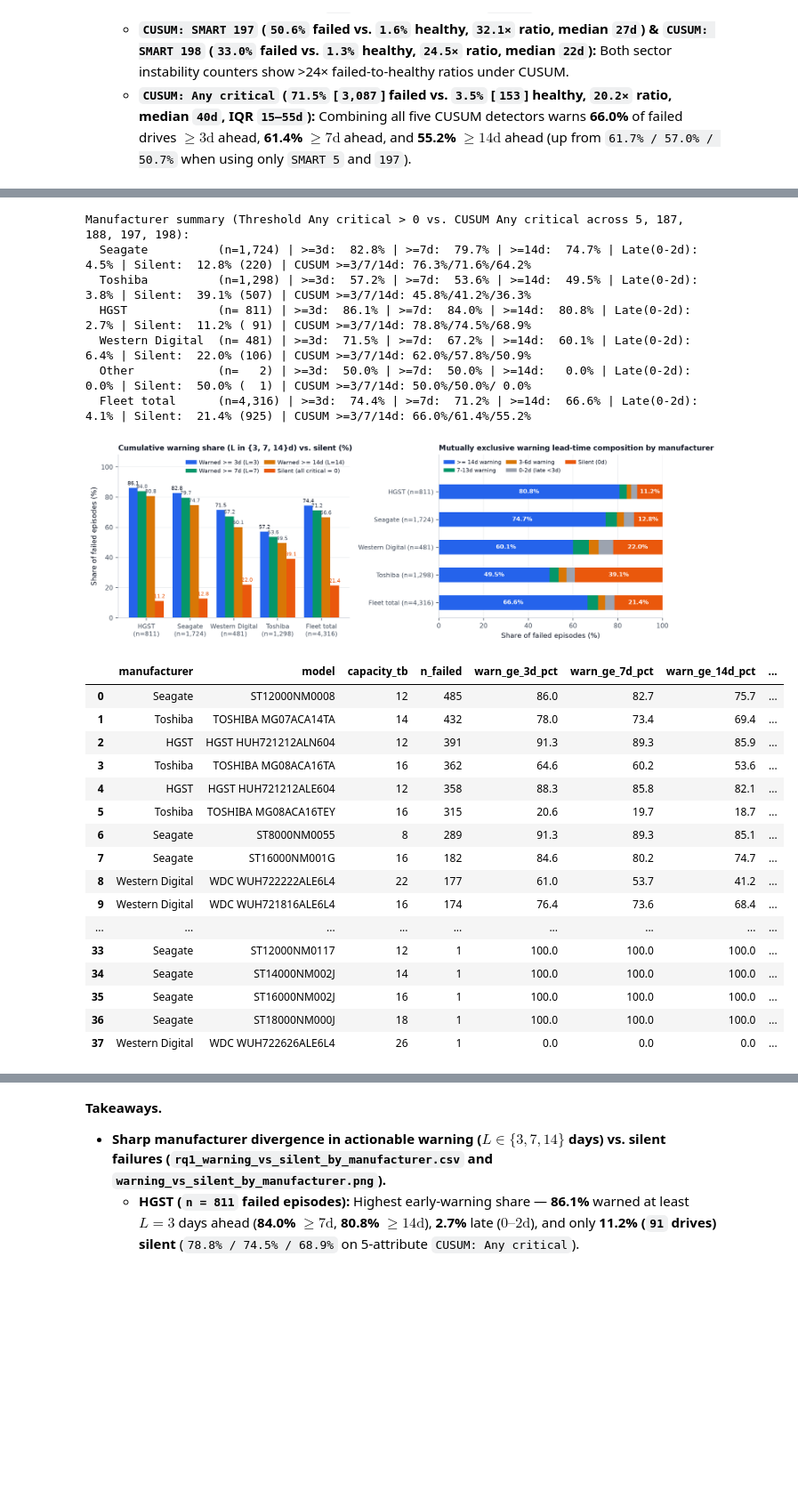
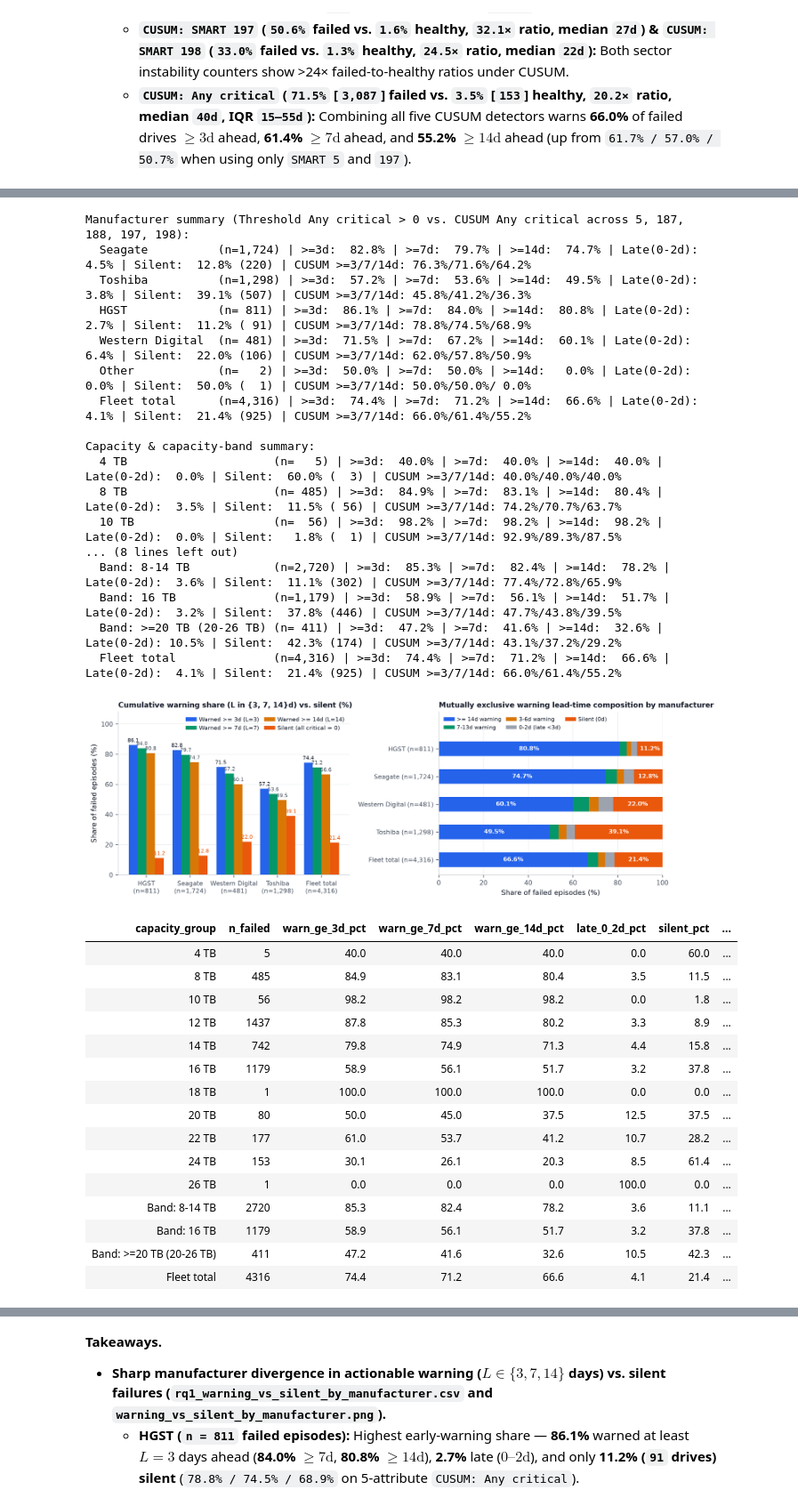
Before and after one commit to tarteeg/disk-failure-analysis, a Jupyter notebook: notebooks/eda_full_2025.ipynb, the cells around one changed output, grey strips where cells are left out. Shown at 89% size. Saved outputs shown, nothing was run; the diff lists cells and outputs as text; code cells hidden in the pictures; blank space fills up the shorter version.

Commit message:
Added per-capacity aggregate to capacity breakdown

```diff
--- a/notebooks/eda_full_2025.ipynb
+++ b/notebooks/eda_full_2025.ipynb
@@ -1987,6 +1987,35 @@ for _, r in mfr_summary.iterrows():
           f"Late(0-2d): {r['late_0_2d_pct']:4.1f}% | Silent: {r['silent_pct']:5.1f}% ({int(r['silent_n']):>3,}) | "
           f"CUSUM >=3/7/14d: {r['cusum_ge_3d_pct']:4.1f}%/{r['cusum_ge_7d_pct']:4.1f}%/{r['cusum_ge_14d_pct']:4.1f}%")
 
+# 2b. Capacity & capacity-band summary
+cap_indiv = (
+    fc_failed.groupby("capacity_tb", as_index=False)
+    .apply(summarize_warning, include_groups=False)
+    .sort_values("capacity_tb", ascending=True)
+    .reset_index(drop=True)
+)
+cap_indiv["capacity_group"] = cap_indiv["capacity_tb"].apply(lambda c: f"{int(c)} TB")
+cap_indiv = cap_indiv.drop(columns=["capacity_tb"])
+
+band_rows = [
+    {"capacity_group": "Band: 8-14 TB", **summarize_warning(fc_failed[fc_failed["capacity_tb"].between(8, 14)]).to_dict()},
+    {"capacity_group": "Band: 16 TB", **summarize_warning(fc_failed[fc_failed["capacity_tb"] == 16]).to_dict()},
+    {"capacity_group": "Band: >=20 TB (20-26 TB)", **summarize_warning(fc_failed[fc_failed["capacity_tb"] >= 20]).to_dict()},
+    {"capacity_group": "Fleet total", **summarize_warning(fc_failed).to_dict()},
+]
+cap_summary = pd.concat([cap_indiv, pd.DataFrame(band_rows)], ignore_index=True)
+cap_summary = cap_summary[["capacity_group"] + [c for c in cap_summary.columns if c != "capacity_group"]]
+for col in ["n_failed", "warn_ge_3d_n", "warn_ge_7d_n", "warn_ge_14d_n", "late_0_2d_n", "silent_n"]:
+    cap_summary[col] = cap_summary[col].astype(int)
+cap_summary.to_csv(cfg.cache_dir / "rq1_warning_vs_silent_by_capacity.csv", index=False)
+
+print("\nCapacity & capacity-band summary:")
+for _, r in cap_summary.iterrows():
+    print(f"  {r['capacity_group']:<24} (n={int(r['n_failed']):>4,}) | "
+          f">=3d: {r['warn_ge_3d_pct']:5.1f}% | >=7d: {r['warn_ge_7d_pct']:5.1f}% | >=14d: {r['warn_ge_14d_pct']:5.1f}% | "
+          f"Late(0-2d): {r['late_0_2d_pct']:4.1f}% | Silent: {r['silent_pct']:5.1f}% ({int(r['silent_n']):>3,}) | "
+          f"CUSUM >=3/7/14d: {r['cusum_ge_3d_pct']:4.1f}%/{r['cusum_ge_7d_pct']:4.1f}%/{r['cusum_ge_14d_pct']:4.1f}%")
+
 # 3. Chart by manufacturer only
 plot_mfrs = mfr_summary[mfr_summary["manufacturer"].isin(["HGST", "Seagate", "Western Digital", "Toshiba", "Fleet total"])].copy()
 order_names = ["HGST", "Seagate", "Western Digital", "Toshiba", "Fleet total"]
@@ -2038,47 +2067,63 @@ for i in range(len(plot_rev)):
         left_s = tier_14[i] + tier_7_13[i] + tier_3_6[i] + tier_0_2[i]
         ax2.text(left_s + tier_sil[i] / 2, y[i], f"{tier_sil[i]:.1f}%", ha="center", va="center", fontsize=7.8, color="white", fontweight="bold")
 
 ax2.set_yticks(y)
 ax2.set_yticklabels([f"{r['manufacturer']} (n={int(r['n_failed']):,})" for _, r in plot_rev.iterrows()], fontsize=8.3)
 ax2.set_xlim(0, 100)
 ax2.set_ylim(-0.55, len(plot_rev) - 0.45 + 0.78)
 ax2.set_xlabel("Share of failed episodes (%)")
 ax2.set_title("Mutually exclusive warning lead-time composition by manufacturer", loc="left", fontsize=9.8)
 ax2.grid(axis="y", visible=False)
 ax2.legend(frameon=False, loc="upper left", ncol=3, fontsize=7.3, columnspacing=0.8, handletextpad=0.4)
 finish(fig, "warning_vs_silent_by_manufacturer")
 
 disp_cols = [
     "manufacturer", "model", "capacity_tb", "n_failed",
     "warn_ge_3d_pct", "warn_ge_7d_pct", "warn_ge_14d_pct",
     "late_0_2d_pct", "silent_pct", "med_dtf_warned",
     "cusum_ge_3d_pct", "cusum_ge_7d_pct", "cusum_ge_14d_pct", "cusum_no_change_pct",
 ]
+cap_disp_cols = [
+    "capacity_group", "n_failed",
+    "warn_ge_3d_pct", "warn_ge_7d_pct", "warn_ge_14d_pct",
+    "late_0_2d_pct", "silent_pct", "med_dtf_warned",
+    "cusum_ge_3d_pct", "cusum_ge_7d_pct", "cusum_ge_14d_pct", "cusum_no_change_pct",
+]
 with pd.option_context("display.max_rows", 50, "display.precision", 1):
+    display(cap_summary[cap_disp_cols])
     display(model_table[disp_cols])
 # %% [output]
 Manufacturer summary (Threshold Any critical > 0 vs. CUSUM Any critical across 5, 187, 188, 197, 198):
   Seagate          (n=1,724) | >=3d:  82.8% | >=7d:  79.7% | >=14d:  74.7% | Late(0-2d):  4.5% | Silent:  12.8% (220) | CUSUM >=3/7/14d: 76.3%/71.6%/64.2%
   Toshiba          (n=1,298) | >=3d:  57.2% | >=7d:  53.6% | >=14d:  49.5% | Late(0-2d):  3.8% | Silent:  39.1% (507) | CUSUM >=3/7/14d: 45.8%/41.2%/36.3%
   HGST             (n= 811) | >=3d:  86.1% | >=7d:  84.0% | >=14d:  80.8% | Late(0-2d):  2.7% | Silent:  11.2% ( 91) | CUSUM >=3/7/14d: 78.8%/74.5%/68.9%
   Western Digital  (n= 481) | >=3d:  71.5% | >=7d:  67.2% | >=14d:  60.1% | Late(0-2d):  6.4% | Silent:  22.0% (106) | CUSUM >=3/7/14d: 62.0%/57.8%/50.9%
   Other            (n=   2) | >=3d:  50.0% | >=7d:  50.0% | >=14d:   0.0% | Late(0-2d):  0.0% | Silent:  50.0% (  1) | CUSUM >=3/7/14d: 50.0%/50.0%/ 0.0%
   Fleet total      (n=4,316) | >=3d:  74.4% | >=7d:  71.2% | >=14d:  66.6% | Late(0-2d):  4.1% | Silent:  21.4% (925) | CUSUM >=3/7/14d: 66.0%/61.4%/55.2%
+
+Capacity & capacity-band summary:
+  4 TB                     (n=   5) | >=3d:  40.0% | >=7d:  40.0% | >=14d:  40.0% | Late(0-2d):  0.0% | Silent:  60.0% (  3) | CUSUM >=3/7/14d: 40.0%/40.0%/40.0%
+  8 TB                     (n= 485) | >=3d:  84.9% | >=7d:  83.1% | >=14d:  80.4% | Late(0-2d):  3.5% | Silent:  11.5% ( 56) | CUSUM >=3/7/14d: 74.2%/70.7%/63.7%
+  10 TB                    (n=  56) | >=3d:  98.2% | >=7d:  98.2% | >=14d:  98.2% | Late(0-2d):  0.0% | Silent:   1.8% (  1) | CUSUM >=3/7/14d: 92.9%/89.3%/87.5%
+... (8 lines left out)
+  Band: 8-14 TB            (n=2,720) | >=3d:  85.3% | >=7d:  82.4% | >=14d:  78.2% | Late(0-2d):  3.6% | Silent:  11.1% (302) | CUSUM >=3/7/14d: 77.4%/72.8%/65.9%
+  Band: 16 TB              (n=1,179) | >=3d:  58.9% | >=7d:  56.1% | >=14d:  51.7% | Late(0-2d):  3.2% | Silent:  37.8% (446) | CUSUM >=3/7/14d: 47.7%/43.8%/39.5%
+  Band: >=20 TB (20-26 TB) (n= 411) | >=3d:  47.2% | >=7d:  41.6% | >=14d:  32.6% | Late(0-2d): 10.5% | Silent:  42.3% (174) | CUSUM >=3/7/14d: 43.1%/37.2%/29.2%
+  Fleet total              (n=4,316) | >=3d:  74.4% | >=7d:  71.2% | >=14d:  66.6% | Late(0-2d):  4.1% | Silent:  21.4% (925) | CUSUM >=3/7/14d: 66.0%/61.4%/55.2%
 [figure]
-|  | manufacturer | model | capacity_tb | n_failed | warn_ge_3d_pct | warn_ge_7d_pct | warn_ge_14d_pct | ... |
-| 0 | Seagate | ST12000NM0008 | 12 | 485 | 86.0 | 82.7 | 75.7 | ... |
-| 1 | Toshiba | TOSHIBA MG07ACA14TA | 14 | 432 | 78.0 | 73.4 | 69.4 | ... |
-| 2 | HGST | HGST HUH721212ALN604 | 12 | 391 | 91.3 | 89.3 | 85.9 | ... |
-| 3 | Toshiba | TOSHIBA MG08ACA16TA | 16 | 362 | 64.6 | 60.2 | 53.6 | ... |
-| 4 | HGST | HGST HUH721212ALE604 | 12 | 358 | 88.3 | 85.8 | 82.1 | ... |
-| 5 | Toshiba | TOSHIBA MG08ACA16TEY | 16 | 315 | 20.6 | 19.7 | 18.7 | ... |
-| 6 | Seagate | ST8000NM0055 | 8 | 289 | 91.3 | 89.3 | 85.1 | ... |
-| 7 | Seagate | ST16000NM001G | 16 | 182 | 84.6 | 80.2 | 74.7 | ... |
-| 8 | Western Digital | WDC WUH722222ALE6L4 | 22 | 177 | 61.0 | 53.7 | 41.2 | ... |
-| 9 | Western Digital | WDC WUH721816ALE6L4 | 16 | 174 | 76.4 | 73.6 | 68.4 | ... |
-| ... | ... | ... | ... | ... | ... | ... | ... | ... |
-| 33 | Seagate | ST12000NM0117 | 12 | 1 | 100.0 | 100.0 | 100.0 | ... |
-| 34 | Seagate | ST14000NM002J | 14 | 1 | 100.0 | 100.0 | 100.0 | ... |
-| 35 | Seagate | ST16000NM002J | 16 | 1 | 100.0 | 100.0 | 100.0 | ... |
-| 36 | Seagate | ST18000NM000J | 18 | 1 | 100.0 | 100.0 | 100.0 | ... |
-| 37 | Western Digital | WDC WUH722626ALE6L4 | 26 | 1 | 0.0 | 0.0 | 0.0 | ... |
+| capacity_group | n_failed | warn_ge_3d_pct | warn_ge_7d_pct | warn_ge_14d_pct | late_0_2d_pct | silent_pct | ... |
+| 4 TB | 5 | 40.0 | 40.0 | 40.0 | 0.0 | 60.0 | ... |
+| 8 TB | 485 | 84.9 | 83.1 | 80.4 | 3.5 | 11.5 | ... |
+| 10 TB | 56 | 98.2 | 98.2 | 98.2 | 0.0 | 1.8 | ... |
+| 12 TB | 1437 | 87.8 | 85.3 | 80.2 | 3.3 | 8.9 | ... |
+| 14 TB | 742 | 79.8 | 74.9 | 71.3 | 4.4 | 15.8 | ... |
+| 16 TB | 1179 | 58.9 | 56.1 | 51.7 | 3.2 | 37.8 | ... |
+| 18 TB | 1 | 100.0 | 100.0 | 100.0 | 0.0 | 0.0 | ... |
+| 20 TB | 80 | 50.0 | 45.0 | 37.5 | 12.5 | 37.5 | ... |
+| 22 TB | 177 | 61.0 | 53.7 | 41.2 | 10.7 | 28.2 | ... |
+| 24 TB | 153 | 30.1 | 26.1 | 20.3 | 8.5 | 61.4 | ... |
+| 26 TB | 1 | 0.0 | 0.0 | 0.0 | 100.0 | 0.0 | ... |
+| Band: 8-14 TB | 2720 | 85.3 | 82.4 | 78.2 | 3.6 | 11.1 | ... |
+| Band: 16 TB | 1179 | 58.9 | 56.1 | 51.7 | 3.2 | 37.8 | ... |
+| Band: >=20 TB (20-26 TB) | 411 | 47.2 | 41.6 | 32.6 | 10.5 | 42.3 | ... |
+| Fleet total | 4316 | 74.4 | 71.2 | 66.6 | 4.1 | 21.4 | ... |
```
Also changed, not shown: parts of 2 cells of this notebook.
